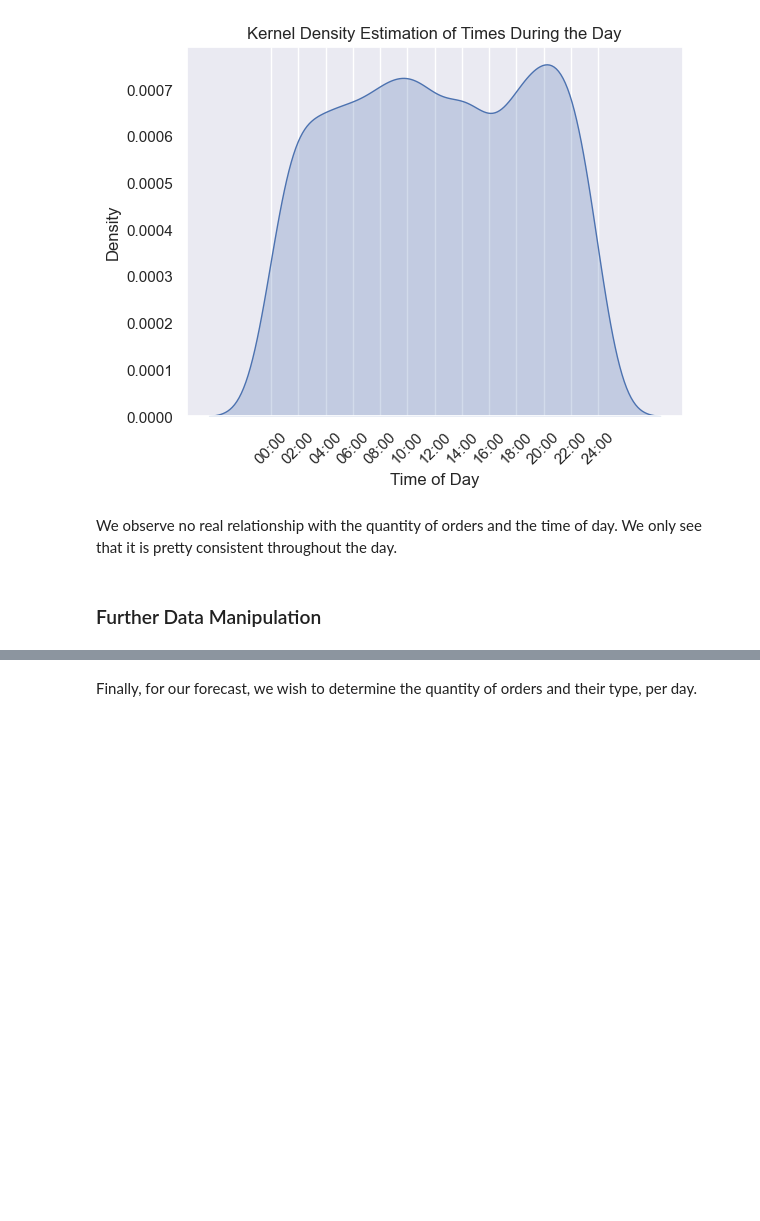
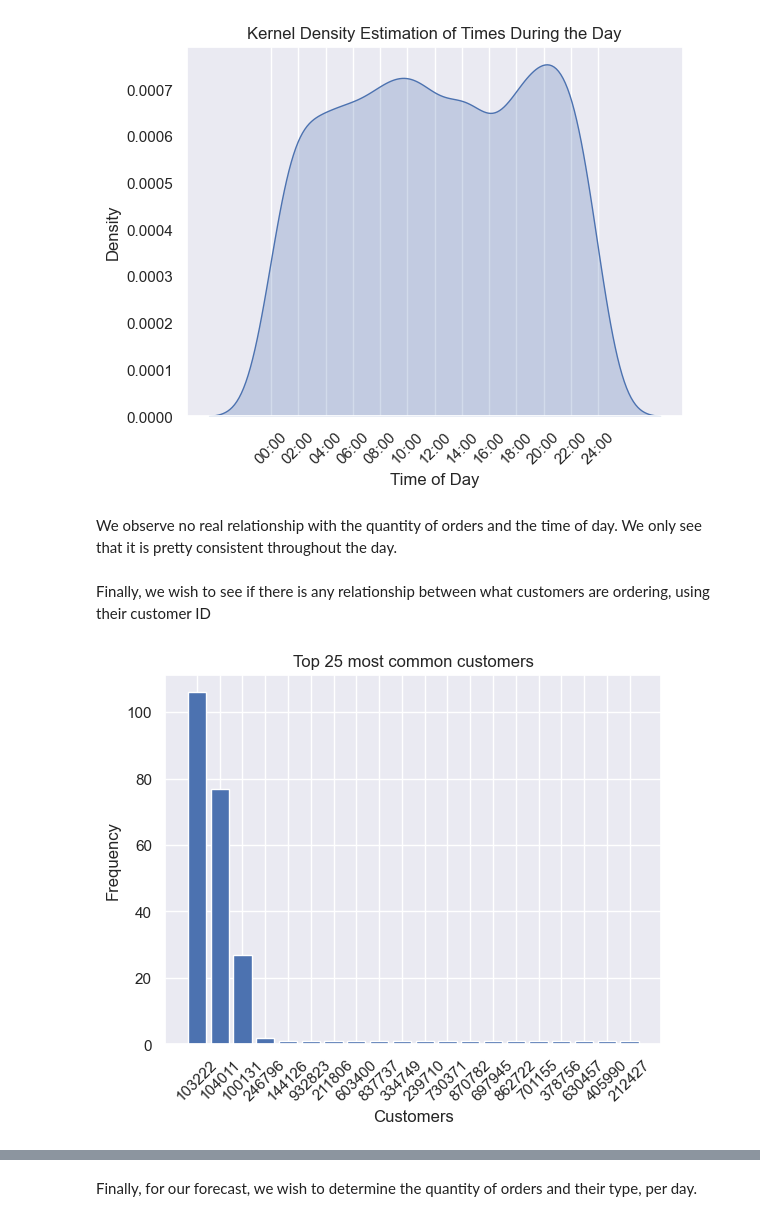
Before and after one commit to olly-mapps/techmodal-challenge, a Jupyter notebook: scripts/Data Analysis and Cleaning.ipynb, the cells around one changed output, grey strips where cells are left out. Drawn from its saved outputs; the diff is of its cells as text; code cells hidden in the pictures; blank space fills up the shorter version.

```diff
--- a/scripts/Data Analysis and Cleaning.ipynb
+++ b/scripts/Data Analysis and Cleaning.ipynb
@@ -150,5 +152,16 @@ plt.show()
 [figure]
 # %% [markdown]
 We observe no real relationship with the quantity of orders and the time of day. We only see that it is pretty consistent throughout the day.
-# %% [markdown]
-### Further Data Manipulation
+# %% [markdown]
+Finally, we wish to see if there is any relationship between what customers are ordering, using their customer ID
+# %%
+customer_freq = orders_df['Customer ID'].astype("string").value_counts().nlargest(20)
+
+plt.bar(customer_freq.index, customer_freq.values)
+plt.title('Top 25 most common customers')
+plt.ylabel('Frequency')
+plt.xlabel('Customers')
+plt.xticks(rotation=45)
+plt.show()
+# %% [output]
+[figure, added]
```
Also changed, not shown: parts of 26 cells of this notebook, 3 other files.
